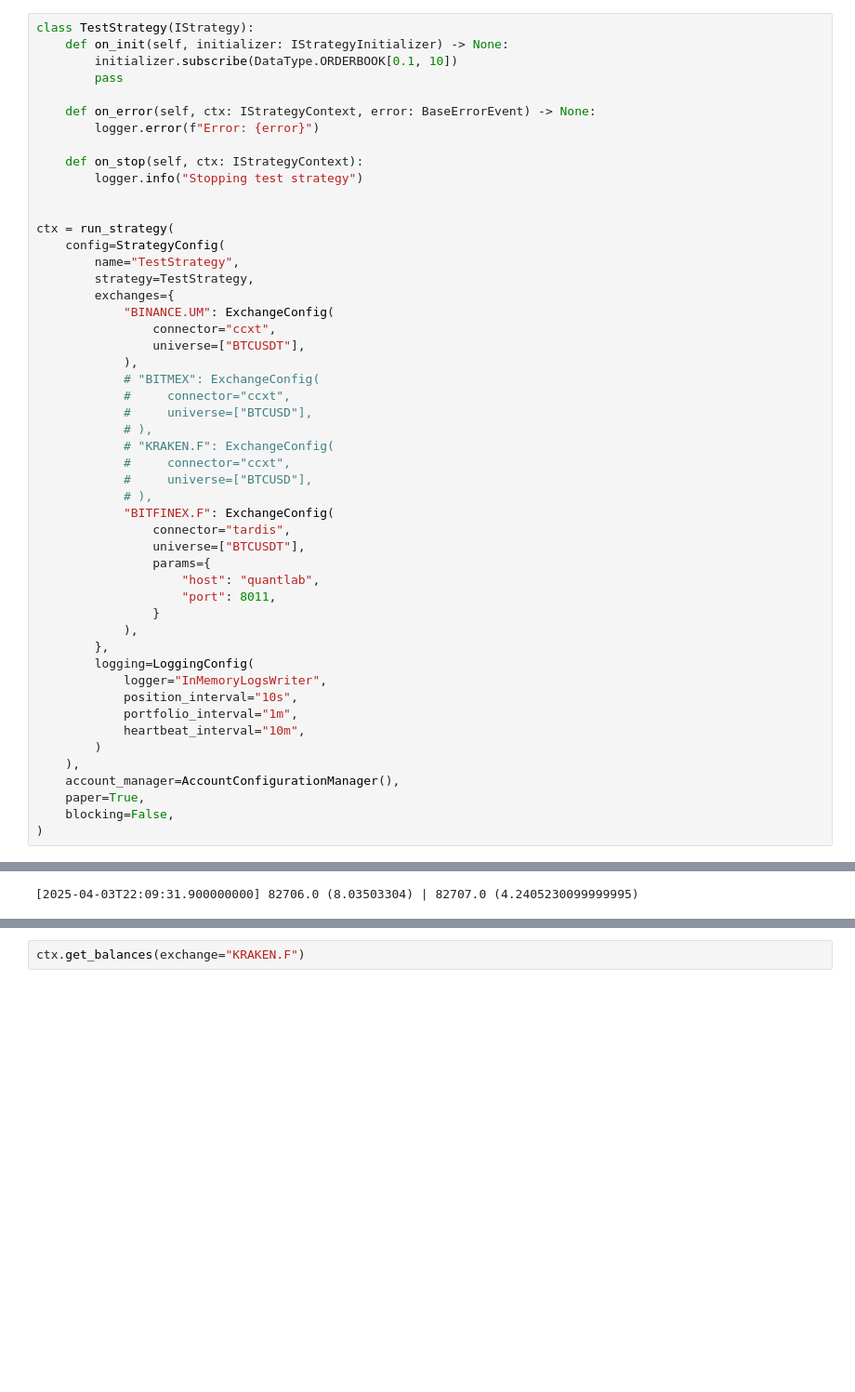
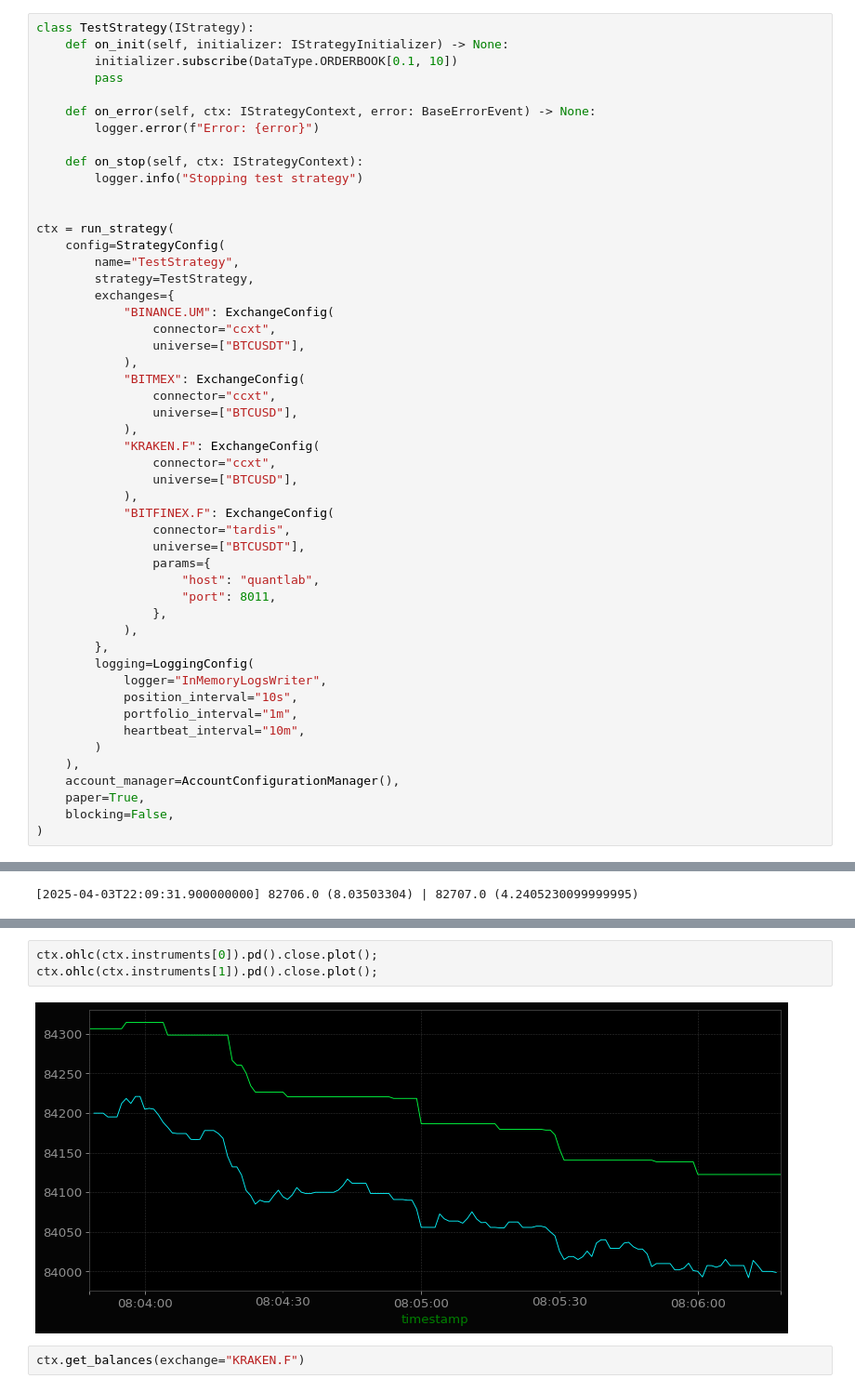
Before and after one commit to xLydianSoftware/Qubx, a Jupyter notebook: experiments/live/10.0 Multi exchange support.ipynb, the cells around one changed output, grey strips where cells are left out. Shown: that part at 93% size. Cells and saved outputs as stored; diff of their text form; blank space fills up the shorter version.

```diff
--- a/experiments/live/10.0 Multi exchange support.ipynb
+++ b/experiments/live/10.0 Multi exchange support.ipynb
@@ -48,21 +48,21 @@ ctx = run_strategy(
                 connector="ccxt",
                 universe=["BTCUSDT"],
             ),
-            # "BITMEX": ExchangeConfig(
-            #     connector="ccxt",
-            #     universe=["BTCUSD"],
-            # ),
-            # "KRAKEN.F": ExchangeConfig(
-            #     connector="ccxt",
-            #     universe=["BTCUSD"],
-            # ),
+            "BITMEX": ExchangeConfig(
+                connector="ccxt",
+                universe=["BTCUSD"],
+            ),
+            "KRAKEN.F": ExchangeConfig(
+                connector="ccxt",
+                universe=["BTCUSD"],
+            ),
             "BITFINEX.F": ExchangeConfig(
                 connector="tardis",
                 universe=["BTCUSDT"],
                 params={
                     "host": "quantlab",
                     "port": 8011,
-                }
+                },
             ),
         },
         logging=LoggingConfig(
@@ -164,3 +142,8 @@ BITFINEX.F:SWAP:BTCUSDT: [2025-04-03T22:11:01.400000000]        82730.00000 (7.0
+# %%
+ctx.ohlc(ctx.instruments[0]).pd().close.plot();
+ctx.ohlc(ctx.instruments[1]).pd().close.plot();
+# %% [output]
+[figure, added]
 # %%
 ctx.get_balances(exchange="KRAKEN.F")
 # %% [output]
```
Also changed, not shown: parts of 5 cells of this notebook, 1 other file.
